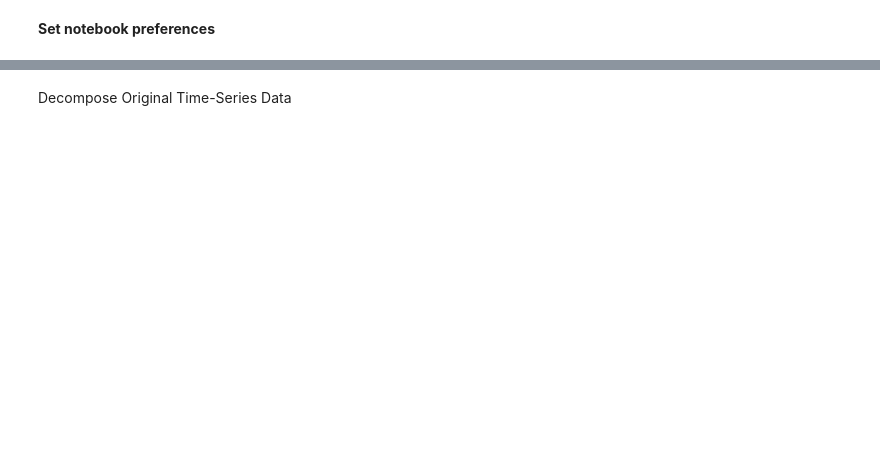
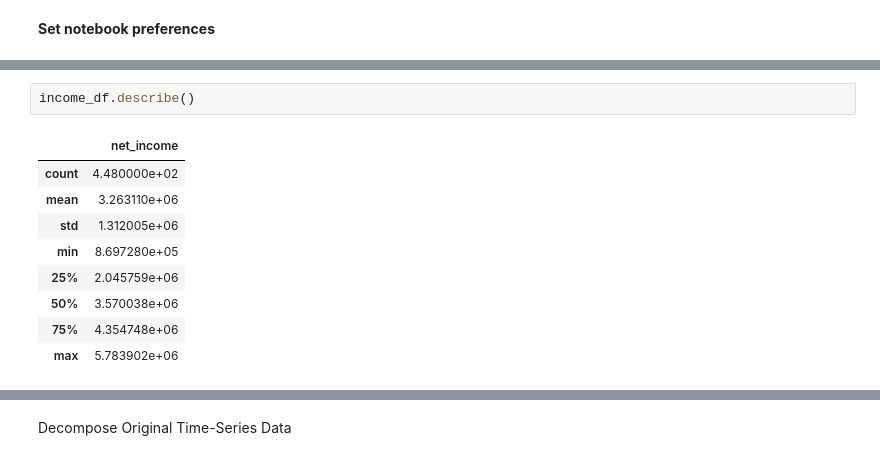
Before and after one commit to KishenSharma6/Airbnb-Analysis, a Jupyter notebook: Project Codes/05. Modeling/2020_0214_Calendar_TimeSeries.ipynb, the cells around one changed output, grey strips where cells are left out. Drawn from its saved outputs; the diff is of its cells as text; blank space fills up the shorter version.

```diff
--- a/Project Codes/05. Modeling/2020_0214_Calendar_TimeSeries.ipynb
+++ b/Project Codes/05. Modeling/2020_0214_Calendar_TimeSeries.ipynb
@@ -62,0 +124,12 @@ calendar.head()
+# %%
+income_df.describe()
+# %% [output]
+|  | net_income |
+| count | 4.480000e+02 |
+| mean | 3.263110e+06 |
+| std | 1.312005e+06 |
+| min | 8.697280e+05 |
+| 25% | 2.045759e+06 |
+| 50% | 3.570038e+06 |
+| 75% | 4.354748e+06 |
+| max | 5.783902e+06 |
```
Also changed, not shown: parts of 51 cells of this notebook.
